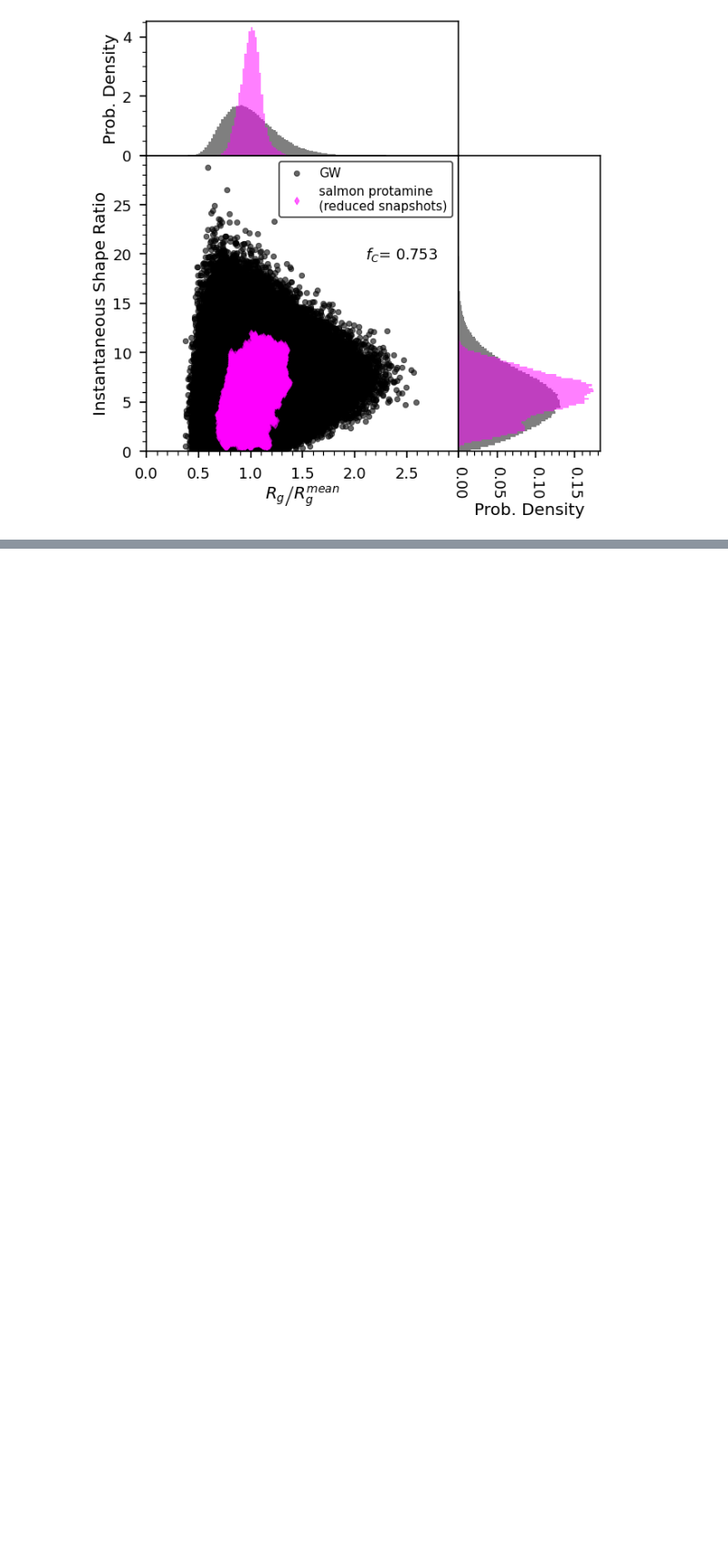
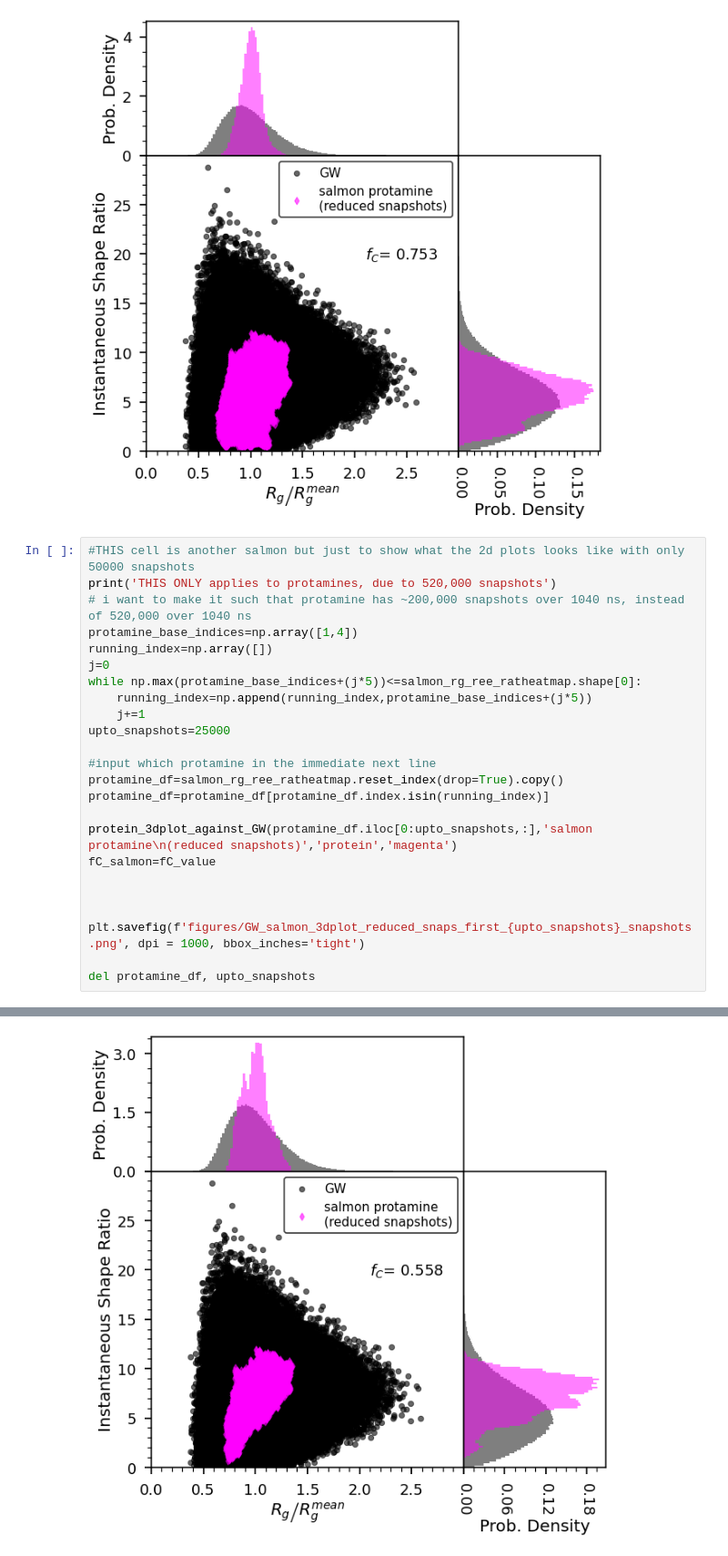
Before and after one commit to hshadman/disordered_protein_polymer_chain_theory, a Jupyter notebook: summary_SAW_RW/summary_SAW_RW_v2.ipynb, the cells around one changed output, grey strips where cells are left out. Shown at 91% size. Saved outputs shown, nothing was run; the diff lists cells and outputs as text; blank space fills up the shorter version.

```diff
--- a/summary_SAW_RW/summary_SAW_RW_v2.ipynb
+++ b/summary_SAW_RW/summary_SAW_RW_v2.ipynb
@@ -3970,3 +3981,28 @@ Wall time: 6.2 µs
 600000 GW snapshots completed
 700000 GW snapshots completed
 [figure]
+# %%
+#THIS cell is another salmon but just to show what the 2d plots looks like with only 50000 snapshots
+print('THIS ONLY applies to protamines, due to 520,000 snapshots')
+# i want to make it such that protamine has ~200,000 snapshots over 1040 ns, instead of 520,000 over 1040 ns
+protamine_base_indices=np.array([1,4])
+running_index=np.array([])
+j=0
+while np.max(protamine_base_indices+(j*5))<=salmon_rg_ree_ratheatmap.shape[0]:
+    running_index=np.append(running_index,protamine_base_indices+(j*5))
+    j+=1
+upto_snapshots=25000
+
+#input which protamine in the immediate next line
+protamine_df=salmon_rg_ree_ratheatmap.reset_index(drop=True).copy()
+protamine_df=protamine_df[protamine_df.index.isin(running_index)]
+
+protein_3dplot_against_GW(protamine_df.iloc[0:upto_snapshots,:],'salmon protamine\n(reduced snapshots)','protein','magenta')
+fC_salmon=fC_value
+
+
+
+plt.savefig(f'figures/GW_salmon_3dplot_reduced_snaps_first_{upto_snapshots}_snapshots.png', dpi = 1000, bbox_inches='tight')
+
+del protamine_df, upto_snapshots
+# %% [output]
@@ -3973,3 +4019,4 @@ Wall time: 6.2 µs
+[figure, added]
 # %%
 print('THIS ONLY applies to protamines, due to 520,000 snapshots')
 # i want to make it such that protamine has ~200,000 snapshots over 1040 ns, instead of 520,000 over 1040 ns
```
Also changed, not shown: parts of 2 cells of this notebook, 2 other files.
